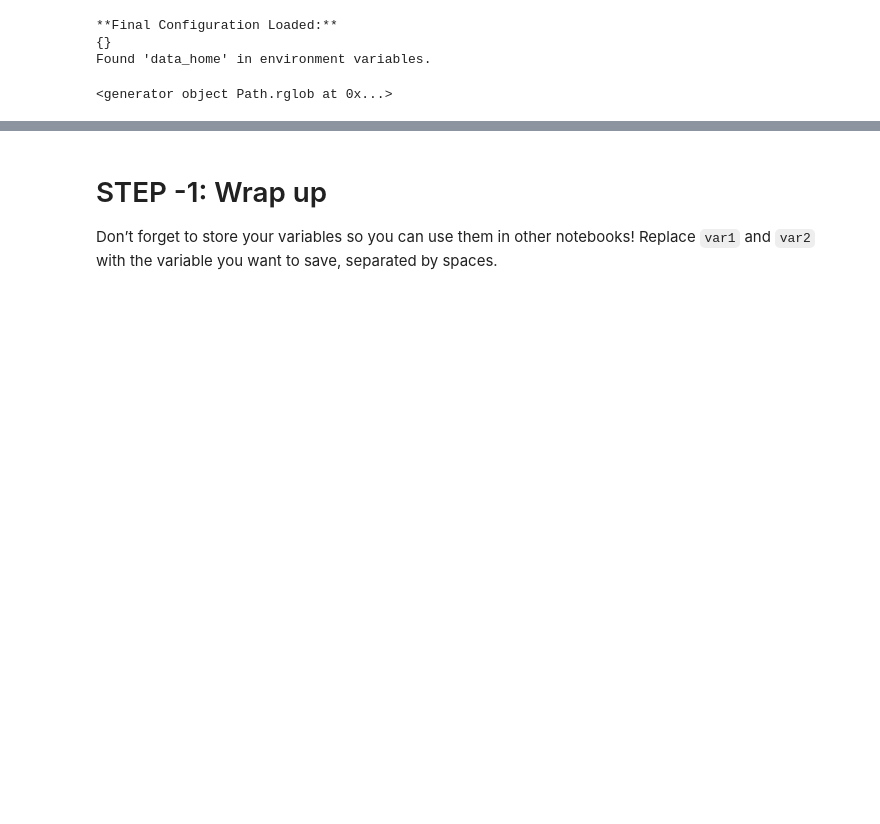
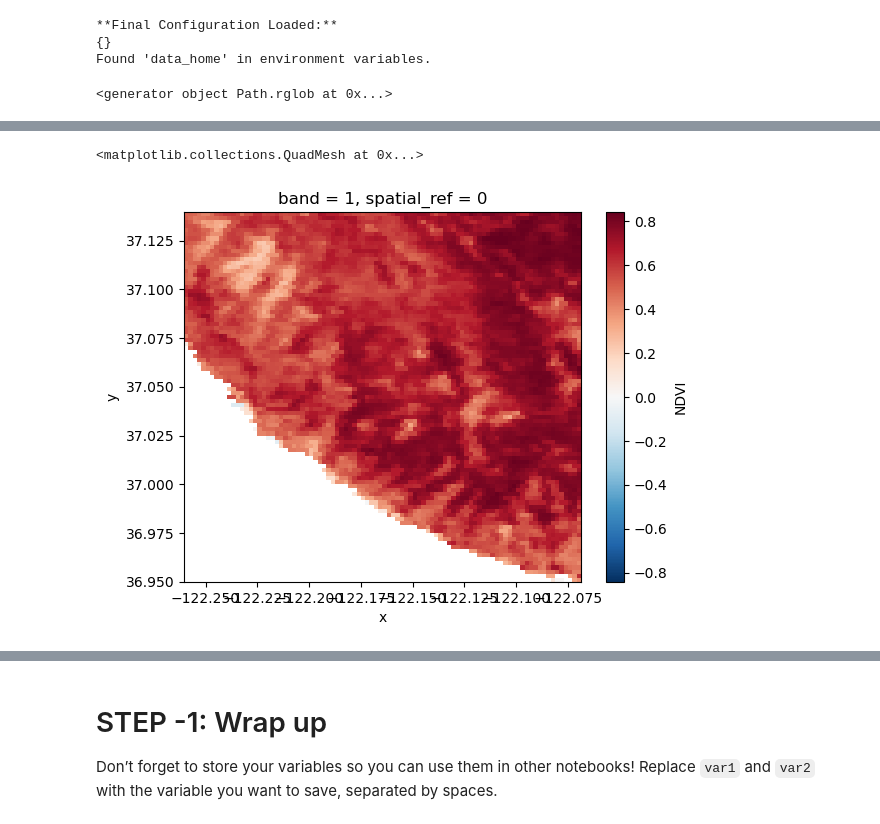
Before and after one commit to cu-esiil-edu/02-vegetation-takers1124, a Jupyter notebook: notebooks/vegetation-92-download-ndvi.ipynb, the cells around one changed output, grey strips where cells are left out. Saved outputs shown, nothing was run; the diff lists cells and outputs as text; code cells hidden in the pictures; blank space fills up the shorter version.

```diff
--- a/notebooks/vegetation-92-download-ndvi.ipynb
+++ b/notebooks/vegetation-92-download-ndvi.ipynb
@@ -213,0 +295,12 @@ da
+# %%
+# select data from after
+post_ndvi_vicente = (
+    da_v # call out var
+    .sel(date = slice('2021','2022')) # select data
+    .mean(dim = 'date')
+    .NDVI
+)
+post_ndvi_vicente.plot()
+# %% [output]
+<matplotlib.collections.QuadMesh at 0x...>
+[figure, added]
```
Also changed, not shown: parts of 23 cells of this notebook, 19 other files.
